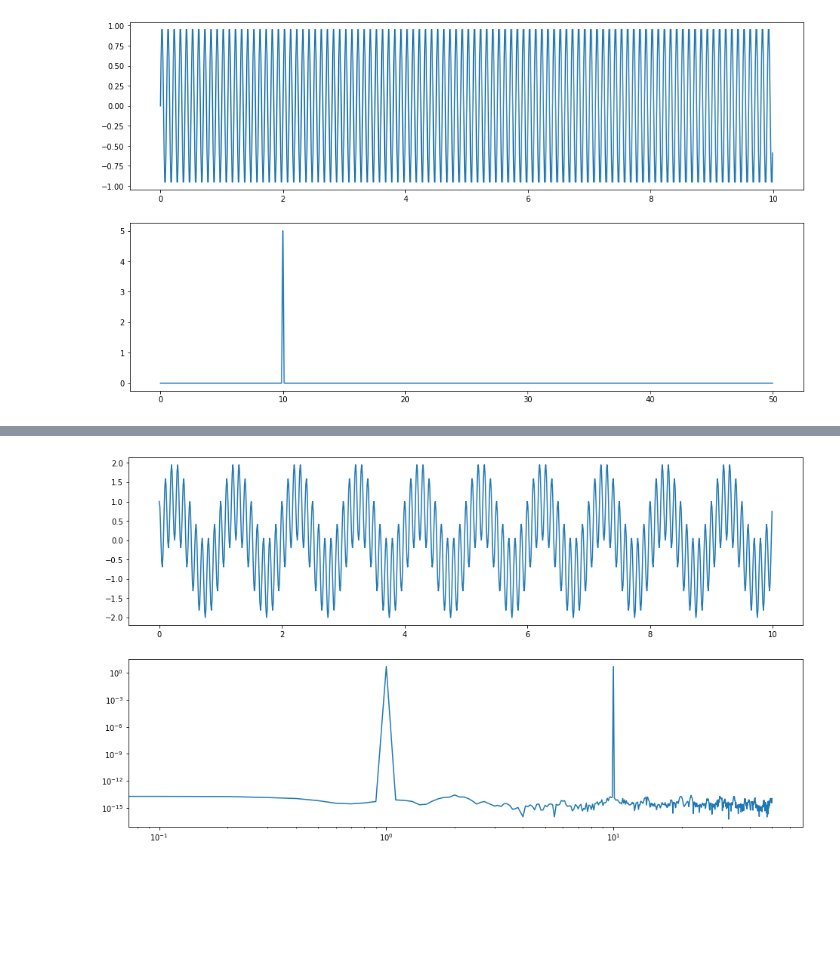
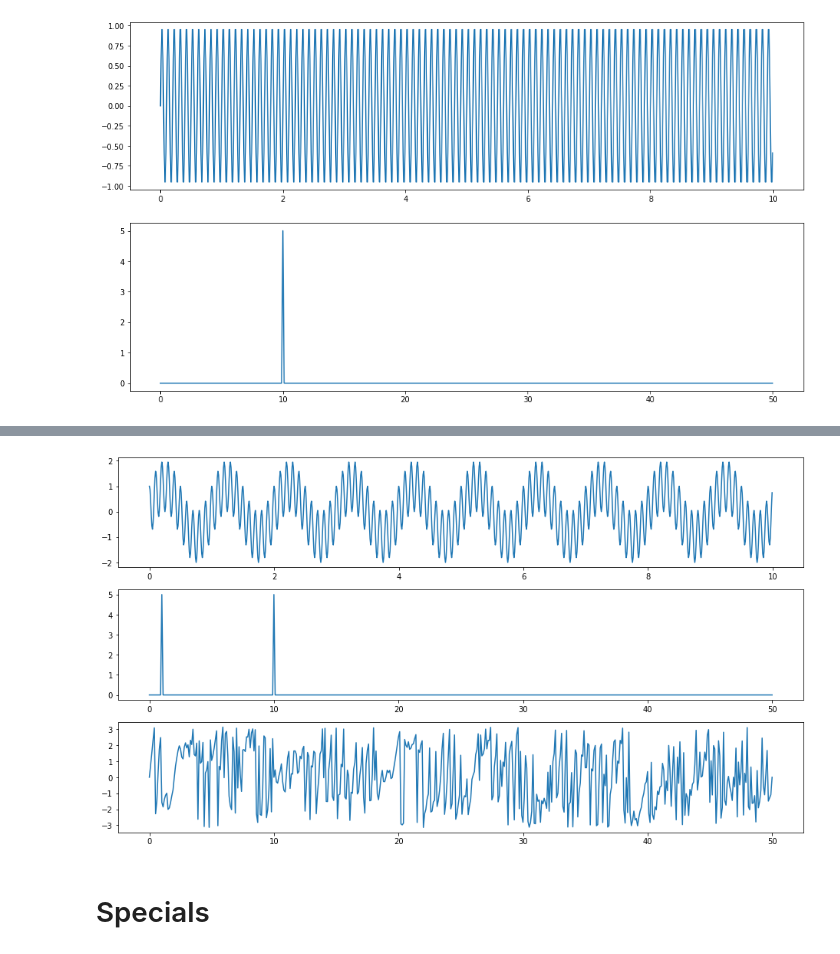
Before and after one commit to torstendahm/seismology_classroom, a Jupyter notebook: numerical_tools/2. Fourier_Transform_intro.ipynb, the cells around one changed output, grey strips where cells are left out. Cells and saved outputs as stored; diff of their text form; code cells hidden in the pictures; blank space fills up the shorter version.

```diff
--- a/numerical_tools/2. Fourier_Transform_intro.ipynb
+++ b/numerical_tools/2. Fourier_Transform_intro.ipynb
@@ -70,21 +103,30 @@ plt.show()
 # %%
 sin1 = 1.
 cos1 = 10.
 ysignal = num.sin(2 * num.pi * sin1 * x) + num.cos(2 * num.pi * cos1 * x)
 
-amps = abs(num.fft.rfft(ysignal)) * dt
+ft = num.fft.rfft(ysignal)
+
+amps = abs(ft) * dt
+phase =  num.angle(ft)
 freqs = num.fft.rfftfreq(numsamples, d=dt)
 
 plt.figure(figsize=(16, 9))
-ax = plt.subplot(2, 1, 1)
+ax = plt.subplot(3, 1, 1)
 ax.plot(x, ysignal)
-ax = plt.subplot(2, 1, 2)
-# ax.plot(freqs, amps)
-ax.loglog(freqs, amps)
+ax = plt.subplot(3, 1, 2)
+ax.plot(freqs, amps)
+#ax.semilogx(freqs, amps)
+#ax.loglog(freqs, amps)
+ax = plt.subplot(3, 1, 3)
+ax.plot(freqs, phase)
 
 plt.show()
+# slightly different waveform, same amp spectrum
 # %% [output]
-[figure, old version]
+[figure, new version]
+# %% [markdown]
+# Specials
 # %%
 ysignal = num.zeros(numsamples)
 
```
Also changed, not shown: parts of 8 cells of this notebook, 12 other files.
